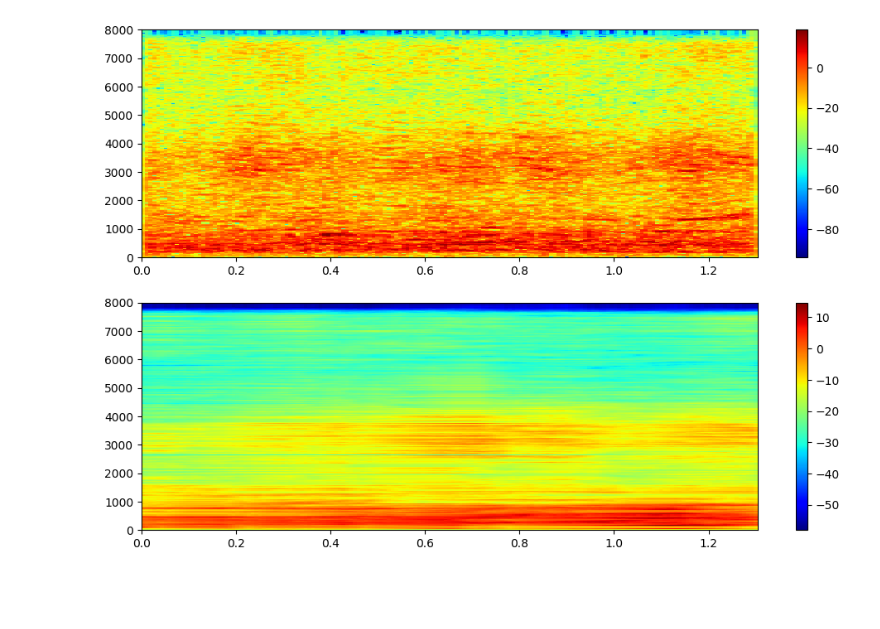
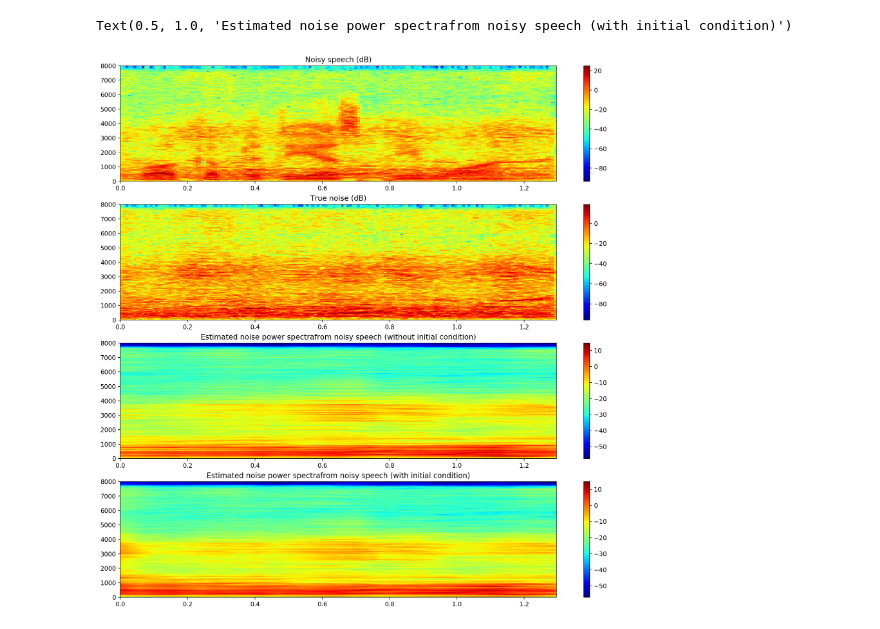
Before and after one commit to raymondxyy/pyaudlib, a Jupyter notebook: examples/Noise PSD Estimation.ipynb, the cells around one changed output. Cells and saved outputs as stored; diff of their text form; code cells hidden in the pictures; blank space fills up the shorter version.

Commit message:
Update noise estimation example.

```diff
--- a/examples/Noise PSD Estimation.ipynb
+++ b/examples/Noise PSD Estimation.ipynb
@@ -1,41 +1,48 @@
 # %%
 %matplotlib inline
 import matplotlib.pyplot as plt
 import numpy as np
 from audlib.sig.transform import stpowspec
-from audlib.enhance import mmse_henriks
+from audlib.io.audio import audioread
+from audlib.noise import mmse_henriks
 from audlib.sig.window import hamming
-from audlib.quickstart import welcome, babble
+from audlib.quickstart import welcome
 from audlib.sig.util import add_noise
 from audlib.plot import specgram
 
 # Make noisy signal
 sig, sr = welcome()
-noise, sr = babble()
+noise, sr = audioread("/home/xyy/Documents/loizou_noise16k/cafeteria_babble.wav")  # replace with your noise file
 noise = noise[:len(sig)]
 noisy = add_noise(sig, noise, snr=5)
 
 # Define short-time analysis parameters
 window_length = 0.032  # in seconds
 hop = 0.25
 wsize = int(window_length * sr)
 wind = hamming(wsize, hop=hop, synth=True)
 nfft = 512
 
 # Analysis
-npsd = stpowspec(noise, wind, hop, nfft, synth=True)
-sig_hat, npsd_hat = mmse_henriks(noisy, sr, wind, hop, nfft, alpha=.98, beta=.8, noise=None)
+noisy = stpowspec(noisy, wind, hop, nfft)
+npsd = stpowspec(noise, wind, hop, nfft)
+npsd_hat0, _, _ = mmse_henriks(noisy)
+npsd_hat1, _, _ = mmse_henriks(noisy, npsd.mean(axis=0))
 
 # Plot
-fig = plt.figure(figsize=(12, 8), dpi=100)
-ax = fig.add_subplot(311)
-specgram(10*np.log10(npsd), ax, time_axis=np.arange(npsd.shape[0])*(window_length*hop),
+fig, axes = plt.subplots(figsize=(16, 16), dpi=200, nrows=4)
+specgram(10*np.log10(noisy), axes[0], time_axis=np.arange(npsd.shape[0])*(window_length*hop),
                                 freq_axis=np.linspace(0, sr/2, num=npsd.shape[1]))
-ax = fig.add_subplot(312)
-specgram(10*np.log10(npsd_hat), ax, time_axis=np.arange(npsd.shape[0])*(window_length*hop),
+axes[0].set_title("Noisy speech (dB)")
+specgram(10*np.log10(npsd), axes[1], time_axis=np.arange(npsd.shape[0])*(window_length*hop),
+                                freq_axis=np.linspace(0, sr/2, num=npsd.shape[1]))
+axes[1].set_title("True noise (dB)")
+specgram(10*np.log10(npsd_hat0), axes[2], time_axis=np.arange(npsd.shape[0])*(window_length*hop),
                                     freq_axis=np.linspace(0, sr/2, num=npsd.shape[1]))
-ax = fig.add_subplot(313)
-specgram(10*np.log10(npsd_hat), ax, time_axis=np.arange(npsd.shape[0])*(window_length*hop),
+axes[2].set_title("Estimated noise power spectrafrom noisy speech (without initial condition)")
+specgram(10*np.log10(npsd_hat1), axes[3], time_axis=np.arange(npsd.shape[0])*(window_length*hop),
                                     freq_axis=np.linspace(0, sr/2, num=npsd.shape[1]))
+axes[3].set_title("Estimated noise power spectrafrom noisy speech (with initial condition)")
 # %% [output]
+Text(0.5, 1.0, 'Estimated noise power spectrafrom noisy speech (with initial condition)')
-[figure, old version]
+[figure, new version]
```
Also changed, not shown: parts of 2 cells of this notebook.
